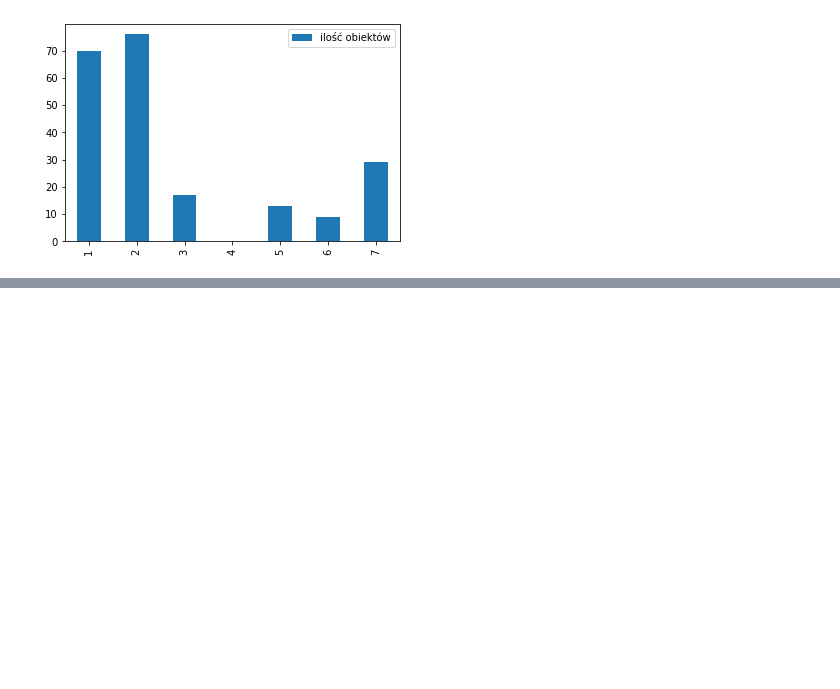
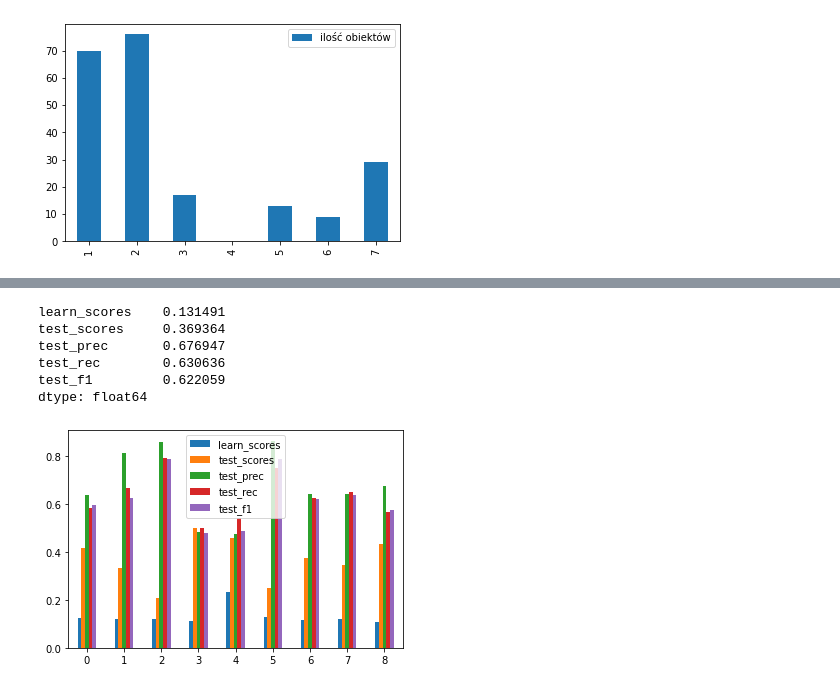
Before and after one commit to matlaczj/Glass-Classification-Project, a Jupyter notebook: Projekt_PRIAD.ipynb, the cells around one changed output, grey strips where cells are left out. Drawn from its saved outputs; the diff is of its cells as text; code cells hidden in the pictures; blank space fills up the shorter version.

```diff
--- a/Projekt_PRIAD.ipynb
+++ b/Projekt_PRIAD.ipynb
@@ -492,0 +223,13 @@ Wyniki sprawdzianu krzyżowego sugerują, że najbardziej pasujące są modele k
+# %%
+model = tree.DecisionTreeClassifier(max_depth=4)
+score = cross_val(model, x, y)
+score.plot.bar(rot = 0)
+score.mean()
+# %% [output]
+learn_scores    0.131491
+test_scores     0.369364
+test_prec       0.676947
+test_rec        0.630636
+test_f1         0.622059
+dtype: float64
+[figure, added]
```
Also changed, not shown: parts of 64 cells of this notebook.
